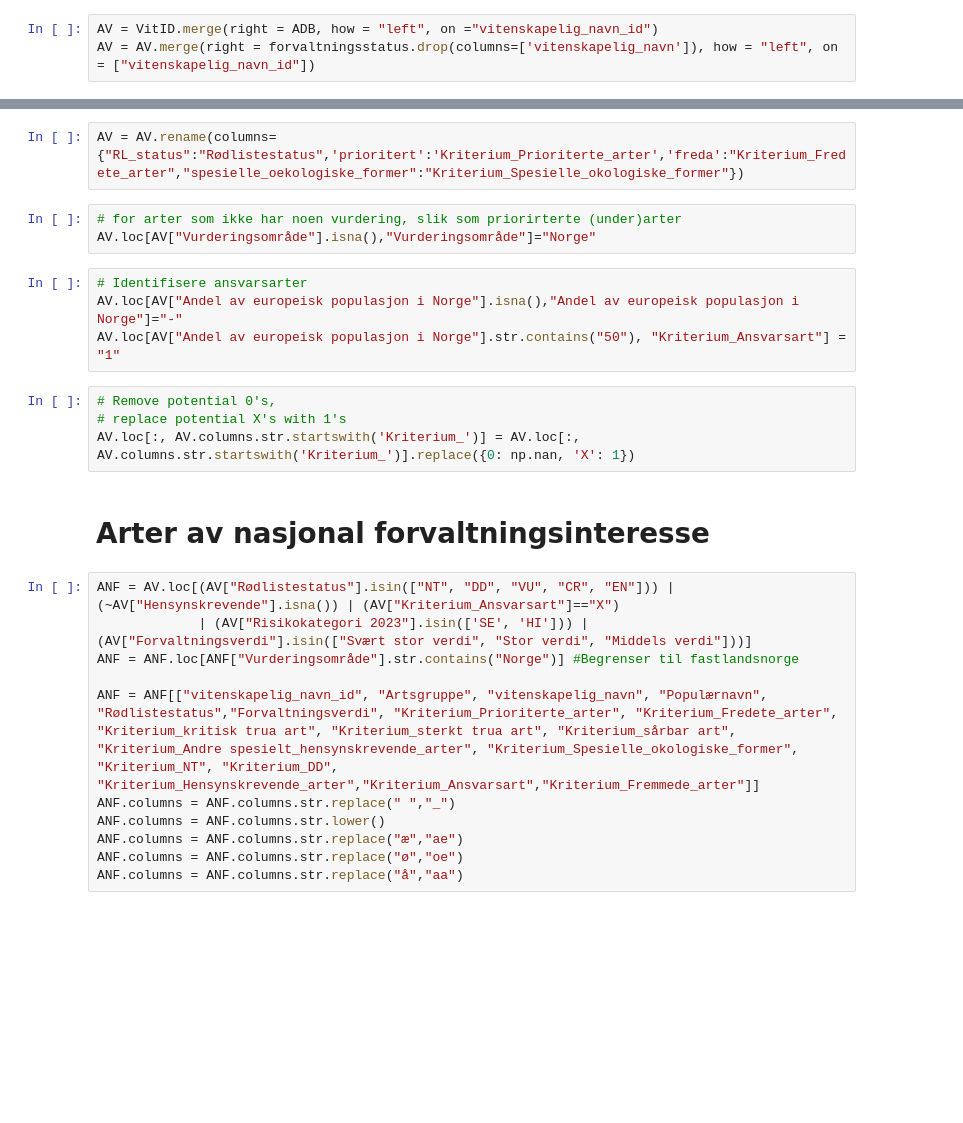
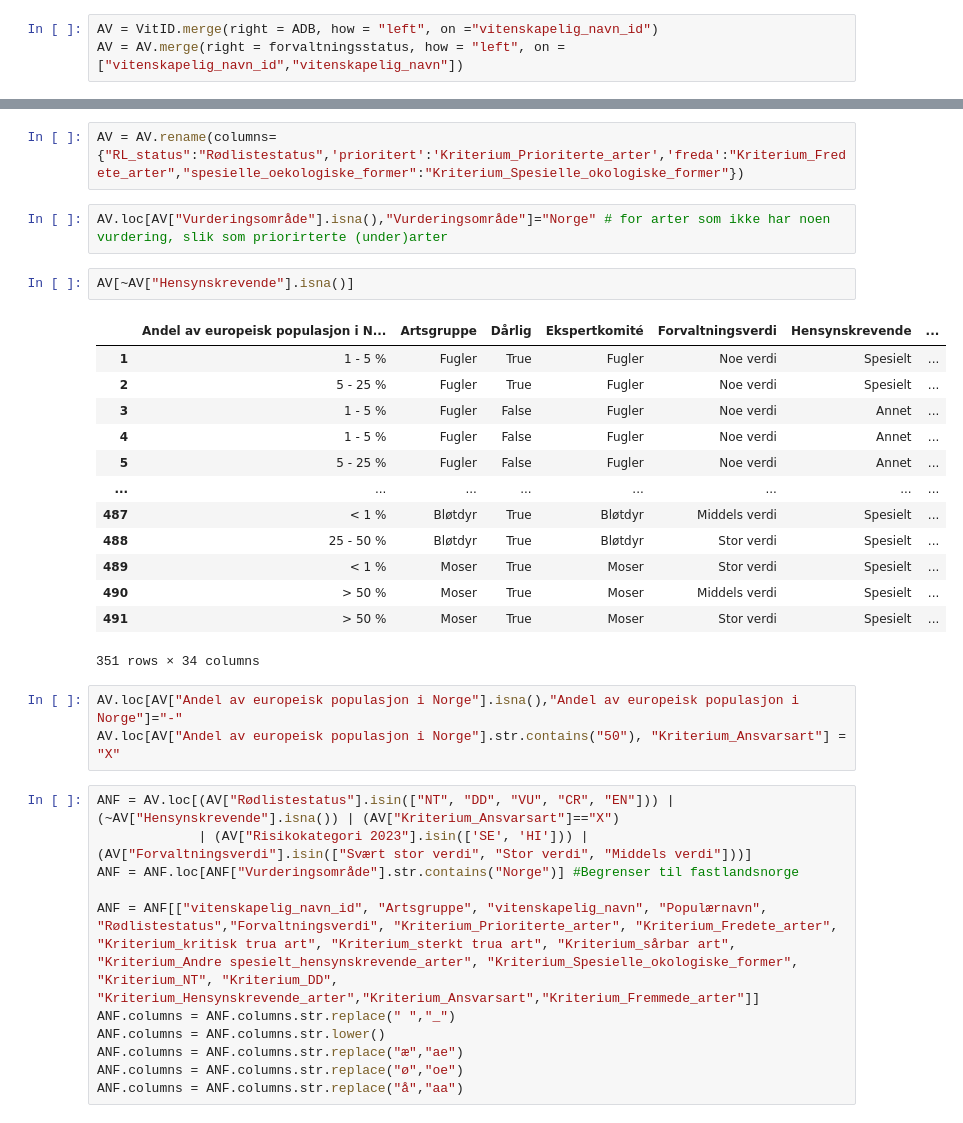
Before and after one commit to egowork/gis_tools, a Jupyter notebook: Artstabeller.ipynb, the cells around one changed output, grey strips where cells are left out. Drawn from its saved outputs; the diff is of its cells as text; blank space fills up the shorter version.

```diff
--- a/Artstabeller.ipynb
+++ b/Artstabeller.ipynb
@@ -213,5 +222,5 @@ VitID2 = pd.DataFrame(data = {"vitenskapelig_navn_id":np.concatenate([forvaltnin
 VitID = pd.DataFrame(data = {"vitenskapelig_navn_id":VitID2["vitenskapelig_navn_id"].unique()})
 # %%
 AV = VitID.merge(right = ADB, how = "left", on ="vitenskapelig_navn_id")
-AV = AV.merge(right = forvaltningsstatus.drop(columns=['vitenskapelig_navn']), how = "left", on = ["vitenskapelig_navn_id"])
+AV = AV.merge(right = forvaltningsstatus, how = "left", on = ["vitenskapelig_navn_id","vitenskapelig_navn"])
 # %%
@@ -282,18 +286,26 @@ AV.head()
 # %%
 AV = AV.rename(columns={"RL_status":"Rødlistestatus",'prioritert':'Kriterium_Prioriterte_arter','freda':"Kriterium_Fredete_arter","spesielle_oekologiske_former":"Kriterium_Spesielle_okologiske_former"})
 # %%
-# for arter som ikke har noen vurdering, slik som priorirterte (under)arter
-AV.loc[AV["Vurderingsområde"].isna(),"Vurderingsområde"]="Norge"
+AV.loc[AV["Vurderingsområde"].isna(),"Vurderingsområde"]="Norge" # for arter som ikke har noen vurdering, slik som priorirterte (under)arter
+# %%
+AV[~AV["Hensynskrevende"].isna()]
+# %% [output]
+|  | Andel av europeisk populasjon i N... | Artsgruppe | Dårlig | Ekspertkomité | Forvaltningsverdi | Hensynskrevende | ... |
+| 1 | 1 - 5 % | Fugler | True | Fugler | Noe verdi | Spesielt | ... |
+| 2 | 5 - 25 % | Fugler | True | Fugler | Noe verdi | Spesielt | ... |
+| 3 | 1 - 5 % | Fugler | False | Fugler | Noe verdi | Annet | ... |
+| 4 | 1 - 5 % | Fugler | False | Fugler | Noe verdi | Annet | ... |
+| 5 | 5 - 25 % | Fugler | False | Fugler | Noe verdi | Annet | ... |
+| ... | ... | ... | ... | ... | ... | ... | ... |
+| 487 | < 1 % | Bløtdyr | True | Bløtdyr | Middels verdi | Spesielt | ... |
+| 488 | 25 - 50 % | Bløtdyr | True | Bløtdyr | Stor verdi | Spesielt | ... |
+| 489 | < 1 % | Moser | True | Moser | Stor verdi | Spesielt | ... |
+| 490 | > 50 % | Moser | True | Moser | Middels verdi | Spesielt | ... |
+| 491 | > 50 % | Moser | True | Moser | Stor verdi | Spesielt | ... |
+351 rows × 34 columns
 # %%
-# Identifisere ansvarsarter
 AV.loc[AV["Andel av europeisk populasjon i Norge"].isna(),"Andel av europeisk populasjon i Norge"]="-"
-AV.loc[AV["Andel av europeisk populasjon i Norge"].str.contains("50"), "Kriterium_Ansvarsart"] = "1"
+AV.loc[AV["Andel av europeisk populasjon i Norge"].str.contains("50"), "Kriterium_Ansvarsart"] = "X"
-# %%
-# Remove potential 0's,
-# replace potential X's with 1's
-AV.loc[:, AV.columns.str.startswith('Kriterium_')] = AV.loc[:, AV.columns.str.startswith('Kriterium_')].replace({0: np.nan, 'X': 1})
-# %% [markdown]
-# Arter av nasjonal forvaltningsinteresse
 # %%
 ANF = AV.loc[(AV["Rødlistestatus"].isin(["NT", "DD", "VU", "CR", "EN"])) | (~AV["Hensynskrevende"].isna()) | (AV["Kriterium_Ansvarsart"]=="X")
              | (AV["Risikokategori 2023"].isin(['SE', 'HI'])) | (AV["Forvaltningsverdi"].isin(["Svært stor verdi", "Stor verdi", "Middels verdi"]))]
```
Also changed, not shown: parts of 11 cells of this notebook, 1 other file.
